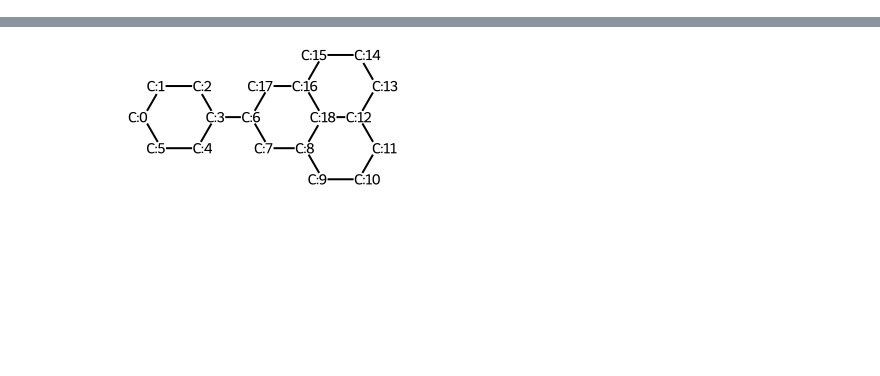
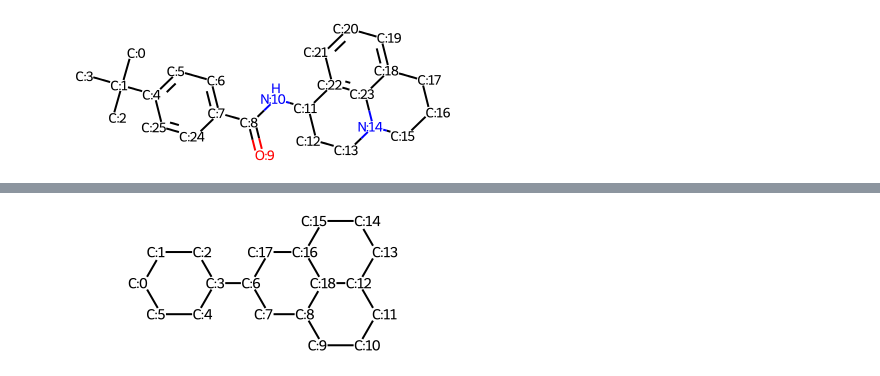
Before and after one commit to chopralab/Cliquify, a Jupyter notebook: t_enumerate.ipynb, the cells around one changed output, grey strips where cells are left out. Saved outputs shown, nothing was run; the diff lists cells and outputs as text; code cells hidden in the pictures; blank space fills up the shorter version.

```diff
--- a/t_enumerate.ipynb
+++ b/t_enumerate.ipynb
@@ -29,0 +82,10 @@ test_mol2
+# %%
+mol2 = Chem.MolFromSmiles("CC(C)(C)c1ccc(C(=O)NC2CCN3CCCc4cccc2c43)cc1")
+def show_atom_number(mol, label):
+    for atom in mol.GetAtoms():
+        atom.SetProp(label, str(atom.GetIdx()))
+    return mol
+test_mol2 = show_atom_number(Chem.RWMol(mol2), "molAtomMapNumber")
+test_mol2
+# %% [output]
+[figure, added]
```
Also changed, not shown: parts of 6 cells of this notebook, 16 other files.
